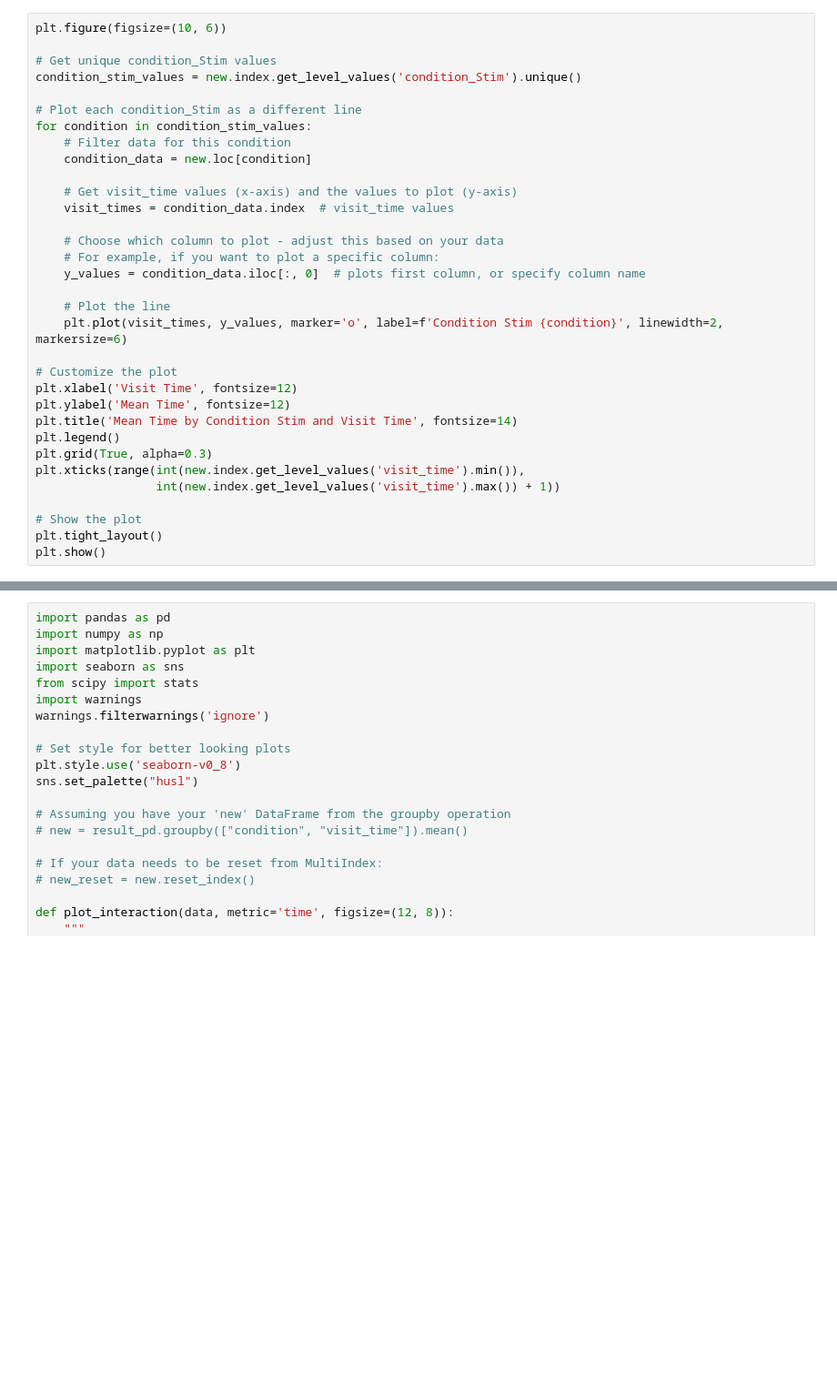
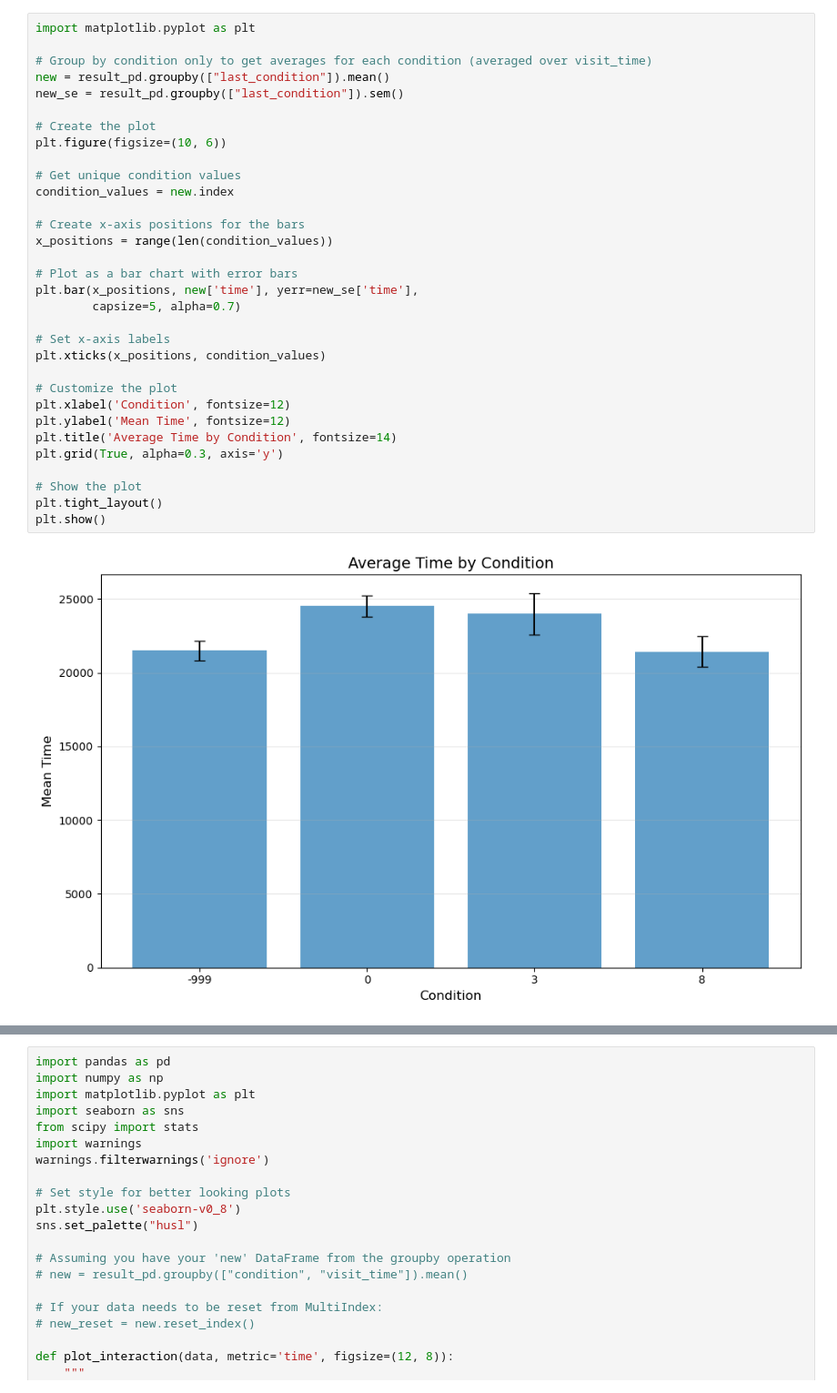
Before and after one commit to caoruoyi/Courier, a Jupyter notebook: NegationTime_new.ipynb, the cells around one changed output, grey strips where cells are left out. Shown at 91% size. Saved outputs shown, nothing was run; the diff lists cells and outputs as text; blank space fills up the shorter version.

```diff
--- a/NegationTime_new.ipynb
+++ b/NegationTime_new.ipynb
@@ -432,33 +443,34 @@ plt.show()
 # %%
+import matplotlib.pyplot as plt
+
+# Group by condition only to get averages for each condition (averaged over visit_time)
+new = result_pd.groupby(["last_condition"]).mean()
+new_se = result_pd.groupby(["last_condition"]).sem()
+
+# Create the plot
 plt.figure(figsize=(10, 6))
 
-# Get unique condition_Stim values
-condition_stim_values = new.index.get_level_values('condition_Stim').unique()
+# Get unique condition values
+condition_values = new.index
 
-# Plot each condition_Stim as a different line
-for condition in condition_stim_values:
-    # Filter data for this condition
-    condition_data = new.loc[condition]
+# Create x-axis positions for the bars
+x_positions = range(len(condition_values))
 
-    # Get visit_time values (x-axis) and the values to plot (y-axis)
-    visit_times = condition_data.index  # visit_time values
+# Plot as a bar chart with error bars
+plt.bar(x_positions, new['time'], yerr=new_se['time'],
+        capsize=5, alpha=0.7)
 
-    # Choose which column to plot - adjust this based on your data
-    # For example, if you want to plot a specific column:
-    y_values = condition_data.iloc[:, 0]  # plots first column, or specify column name
-
-    # Plot the line
-    plt.plot(visit_times, y_values, marker='o', label=f'Condition Stim {condition}', linewidth=2, markersize=6)
+# Set x-axis labels
+plt.xticks(x_positions, condition_values)
 
 # Customize the plot
-plt.xlabel('Visit Time', fontsize=12)
+plt.xlabel('Condition', fontsize=12)
 plt.ylabel('Mean Time', fontsize=12)
-plt.title('Mean Time by Condition Stim and Visit Time', fontsize=14)
-plt.legend()
-plt.grid(True, alpha=0.3)
-plt.xticks(range(int(new.index.get_level_values('visit_time').min()),
-                 int(new.index.get_level_values('visit_time').max()) + 1))
+plt.title('Average Time by Condition', fontsize=14)
+plt.grid(True, alpha=0.3, axis='y')
 
 # Show the plot
 plt.tight_layout()
 plt.show()
+# %% [output]
+[figure, added]
```
Also changed, not shown: parts of 19 cells of this notebook.
